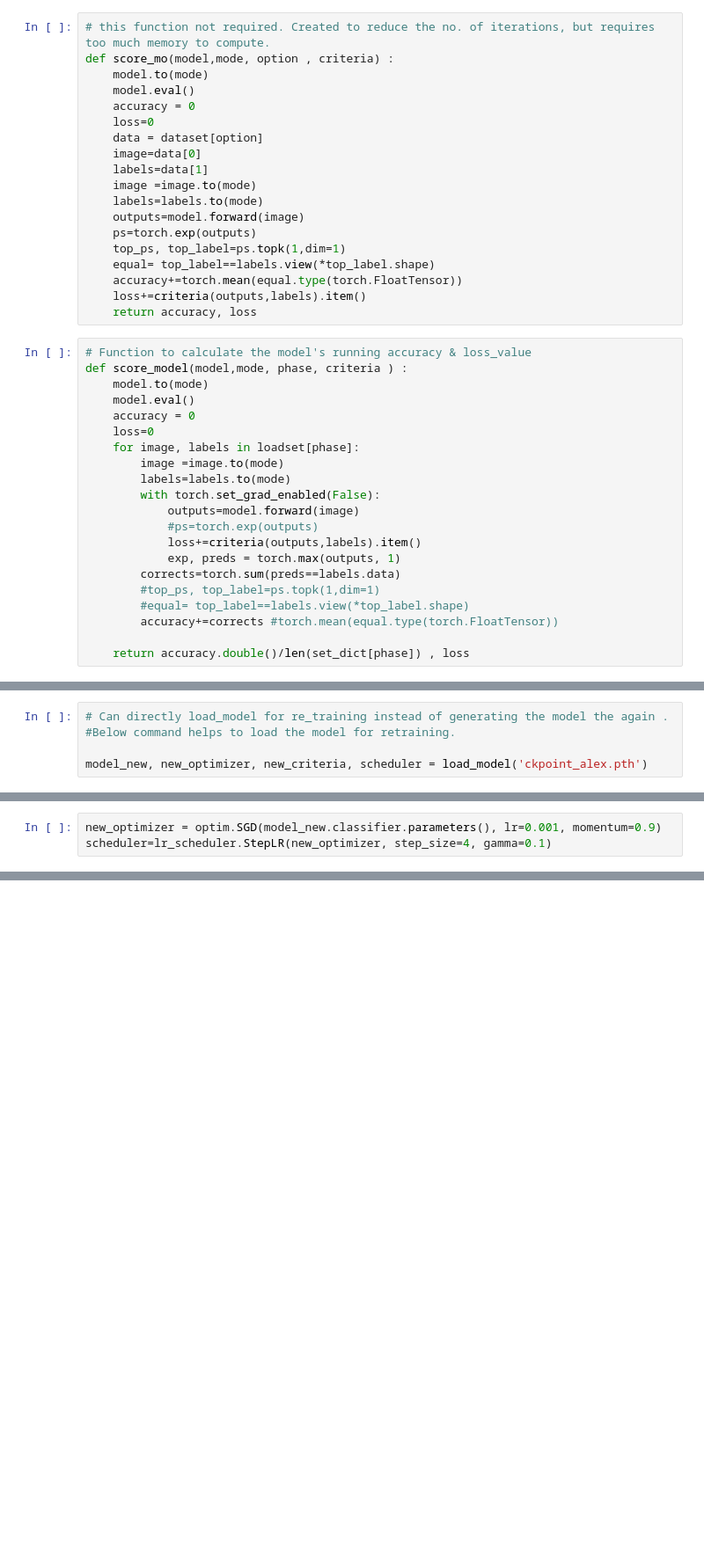
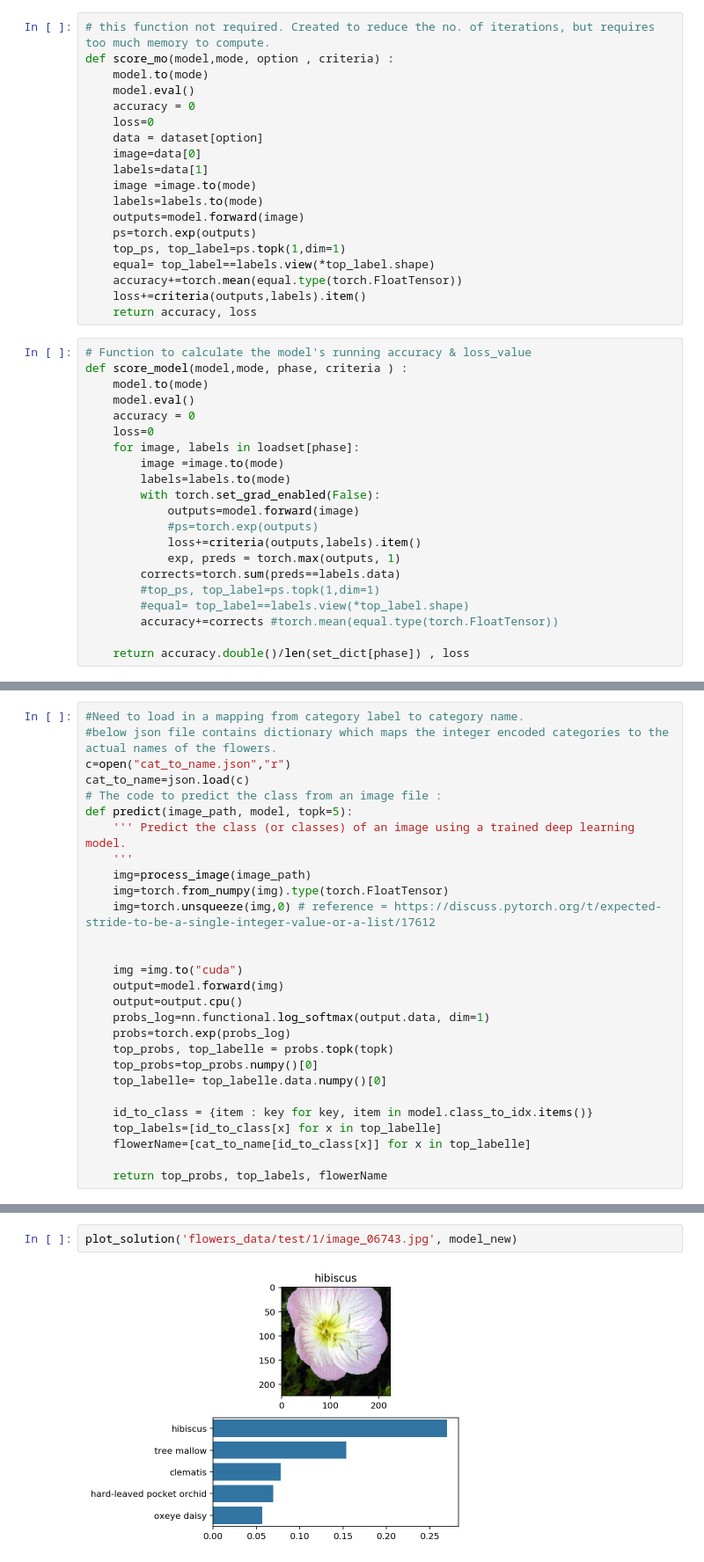
Before and after one commit to rindhane/Image_classifier, a Jupyter notebook: Image Classifier Project.ipynb, the cells around one changed output, grey strips where cells are left out. Shown at 88% size. Drawn from its saved outputs; the diff is of its cells as text; blank space fills up the shorter version.

```diff
--- a/Image Classifier Project.ipynb
+++ b/Image Classifier Project.ipynb
@@ -259,5 +204,0 @@ def train_model (model,mode,epochs, phase, optimizer, criterion ,scheduler):
-# %%
-# Can directly load_model for re_training instead of generating the model the again .
-#Below command helps to load the model for retraining.
-
-model_new, new_optimizer, new_criteria, scheduler = load_model('ckpoint_alex.pth')
@@ -271,3 +204,0 @@ Accuracy on validation set is  75.30562281608582 %
-# %%
-new_optimizer = optim.SGD(model_new.classifier.parameters(), lr=0.001, momentum=0.9)
-scheduler=lr_scheduler.StepLR(new_optimizer, step_size=4, gamma=0.1)
@@ -500,0 +452,28 @@ plot_solution('flowers/test/1/image_06743.jpg', model_new)
+# %%
+#Need to load in a mapping from category label to category name.
+#below json file contains dictionary which maps the integer encoded categories to the actual names of the flowers.
+c=open("cat_to_name.json","r")
+cat_to_name=json.load(c)
+# The code to predict the class from an image file :
+def predict(image_path, model, topk=5):
+    ''' Predict the class (or classes) of an image using a trained deep learning model.
+    '''
+    img=process_image(image_path)
+    img=torch.from_numpy(img).type(torch.FloatTensor)
+    img=torch.unsqueeze(img,0) # reference = https://discuss.pytorch.org/t/expected-stride-to-be-a-single-integer-value-or-a-list/17612
+
+
+    img =img.to("cuda")
+    output=model.forward(img)
+    output=output.cpu()
+    probs_log=nn.functional.log_softmax(output.data, dim=1)
+    probs=torch.exp(probs_log)
+    top_probs, top_labelle = probs.topk(topk)
+    top_probs=top_probs.numpy()[0]
+    top_labelle= top_labelle.data.numpy()[0]
+
+    id_to_class = {item : key for key, item in model.class_to_idx.items()}
+    top_labels=[id_to_class[x] for x in top_labelle]
+    flowerName=[cat_to_name[id_to_class[x]] for x in top_labelle]
+
+    return top_probs, top_labels, flowerName
@@ -500,0 +501,4 @@ plot_solution('flowers/test/1/image_06743.jpg', model_new)
+# %%
+plot_solution('flowers_data/test/1/image_06743.jpg', model_new)
+# %% [output]
+[figure, added]
```
Also changed, not shown: parts of 59 cells of this notebook, 1 other file.
